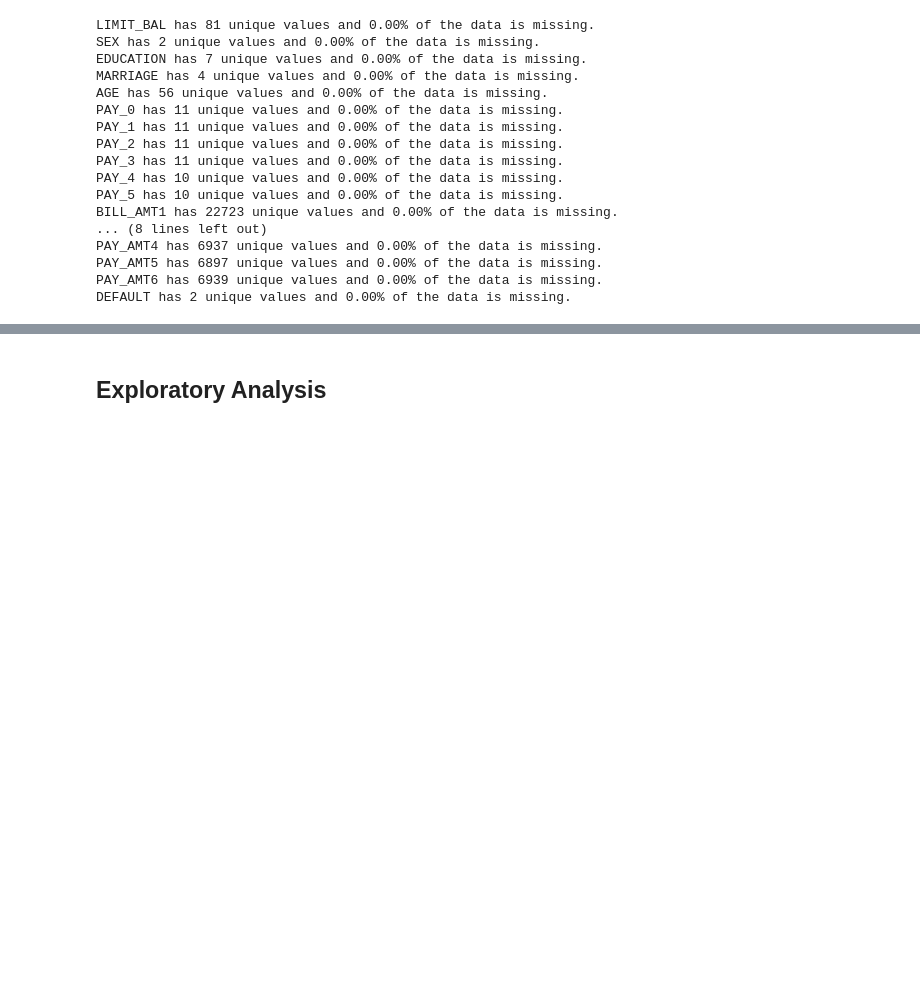
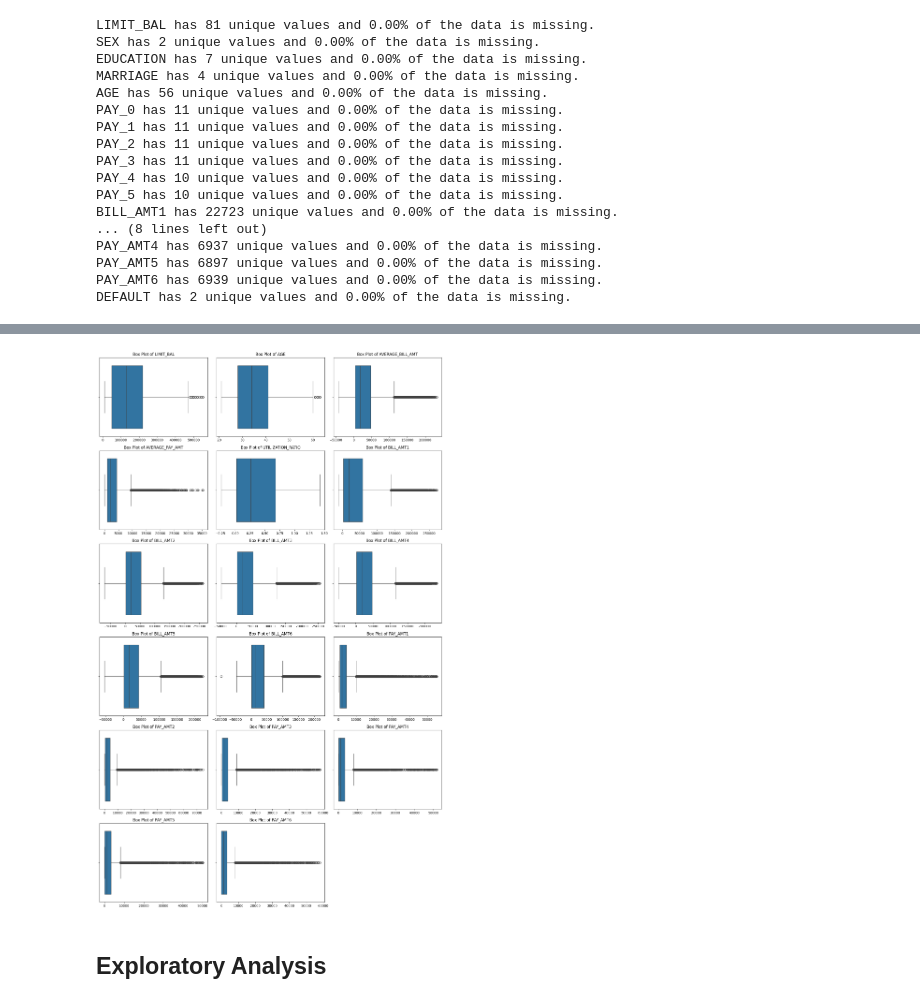
Before and after one commit to shamelbhimani/CreditDefault_DataAnalysis, a Jupyter notebook: notebooks/data_analysis.ipynb, the cells around one changed output, grey strips where cells are left out. Saved outputs shown, nothing was run; the diff lists cells and outputs as text; code cells hidden in the pictures; blank space fills up the shorter version.

```diff
--- a/notebooks/data_analysis.ipynb
+++ b/notebooks/data_analysis.ipynb
@@ -120,0 +251,23 @@ for col in categorical_columns:
+# %%
+z_scores = np.abs(stats.zscore(data[numerical_features]))
+
+# Define a threshold for z-score
+z_threshold = 3
+
+# Identify outliers: rows where any z-score > threshold
+outliers = (z_scores > z_threshold).any(axis=1)
+
+# Summary of outliers
+num_outliers = outliers.sum()
+print(f"\nNumber of outliers detected: {num_outliers}")
+
+print(f"\nNumber of records before outlier removal: {data.shape[0]}")
+df_cleaned = data[~outliers].reset_index(drop=True)
+print(f"Number of records after outlier removal: {df_cleaned.shape[0]}")
+
+# 6. Evaluating the Impact of Outlier Removal
+print("\nSummary Statistics Before Outlier Removal:")
+print(data[numerical_features].describe())
+
+print("\nSummary Statistics After Outlier Removal:")
+print(df_cleaned[numerical_features].describe())
@@ -121,2 +292,21 @@ for col in categorical_columns:
+# %%
+num_plots = len(numerical_features)
+num_cols = 3
+num_rows = (num_plots + num_cols -1) // num_cols
+fig, axes = plt.subplots(nrows=num_rows, ncols=num_cols, figsize=(15, num_rows *4))
+axes = axes.flatten()
+
+for i, feature in enumerate(numerical_features):
+    sns.boxplot(x=df_cleaned[feature], ax=axes[i])
+    axes[i].set_title(f'Box Plot of {feature}')
+    axes[i].set_xlabel('')
+
+for i in range(len(numerical_features), len(axes)):
+    fig.delaxes(axes[i])
+
+plt.tight_layout()
+plt.show()
+# %% [output]
+[figure, added]
 # %% [markdown]
 ## Exploratory Analysis
```
Also changed, not shown: parts of 49 cells of this notebook, 1 other file.
